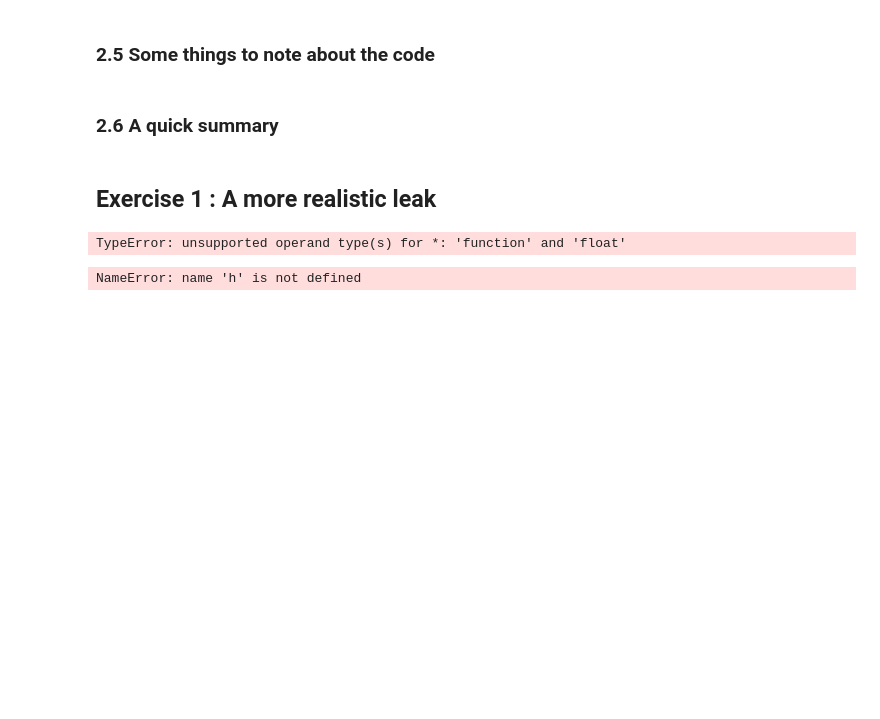
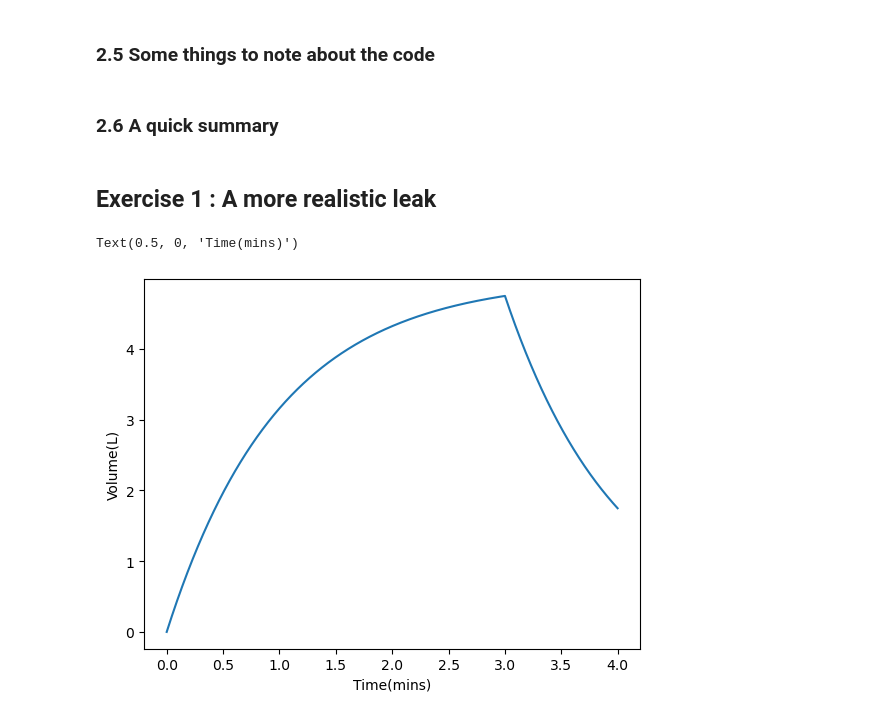
Before and after one commit to SPS-SP2273/learning-portfolio-pohyunna, a Jupyter notebook: numerical solutions/numerical_solutions_(need).ipynb, the cells around one changed output. Drawn from its saved outputs; the diff is of its cells as text; code cells hidden in the pictures; blank space fills up the shorter version.

```diff
--- a/numerical solutions/numerical_solutions_(need).ipynb
+++ b/numerical solutions/numerical_solutions_(need).ipynb
@@ -241,40 +241,3 @@ Text(0.5, 0, 'Time(Millions of years)')
 # Your code here
 # %% [markdown]
 ## Exercise 1 :  A more realistic leak
-# %%
-max_time = 5
-dt = .001
-rate = 5
-leak_area = 1
-h = []
-bucket_capacity = 9
-all_volume = []
-volume = 0
-
-def leak_rate(volume):
-    h = all_volume / 700
-    print(h * 9.8 *2)
-
-all_time = np.arange(start=0, stop=max_time, step=dt)
-
-for time in all_time:
-    all_volume.append(volume)
-
-    dV = rate * dt
-    leak_volume = leak_rate * dt
-    volume -= leak_volume
-
-    if volume <= bucket_capacity:
-        volume += dV
-
-plt.plot(all_time, all_volume)
-plt.ylabel('Volume(L)')
-plt.xlabel('Time(mins)')
-plt.hlines(bucket_capacity, 0, max_time, colors='grey', ls='dashed')
-# %% [output]
-TypeError: unsupported operand type(s) for *: 'function' and 'float'
-# %%
-import math
-water_speed = math.sqrt(2 * 9.8 * h)
-# %% [output]
-NameError: name 'h' is not defined
@@ -280,0 +246,33 @@ NameError: name 'h' is not defined
+# %%
+tap_off_time = 3                 # When the tap goes off
+max_time = 4                     # Maximum time (mins)
+dt = .001                        # Time step (mins)
+rate = 5                         # Filling rate (L/min)
+bucket_capacity = 9              # L
+all_volume = []                  # To keep track of all volumes
+volume = 0                       # Starting volume
+
+def leak_rate(volume):
+        h = volume/0.07
+        leak_rate1 = 0.0001 * math.sqrt(2 * 9.8 * h)  #in m3/s
+        leak_rate2 = leak_rate1/0.06
+        return(volume)
+
+all_time = np.arange(start=0, stop=max_time, step=dt)
+
+for time in all_time:
+    all_volume.append(volume)
+    dV = rate * dt
+
+    leak_volume = leak_rate(volume) * dt
+    volume -= leak_volume
+
+    if (volume <= bucket_capacity) and (time < tap_off_time):
+        volume += dV
+
+plt.plot(all_time, all_volume)
+plt.ylabel('Volume(L)')
+plt.xlabel('Time(mins)')
+# %% [output]
+Text(0.5, 0, 'Time(mins)')
+[figure, added]
```
Also changed, not shown: parts of 9 cells of this notebook.
